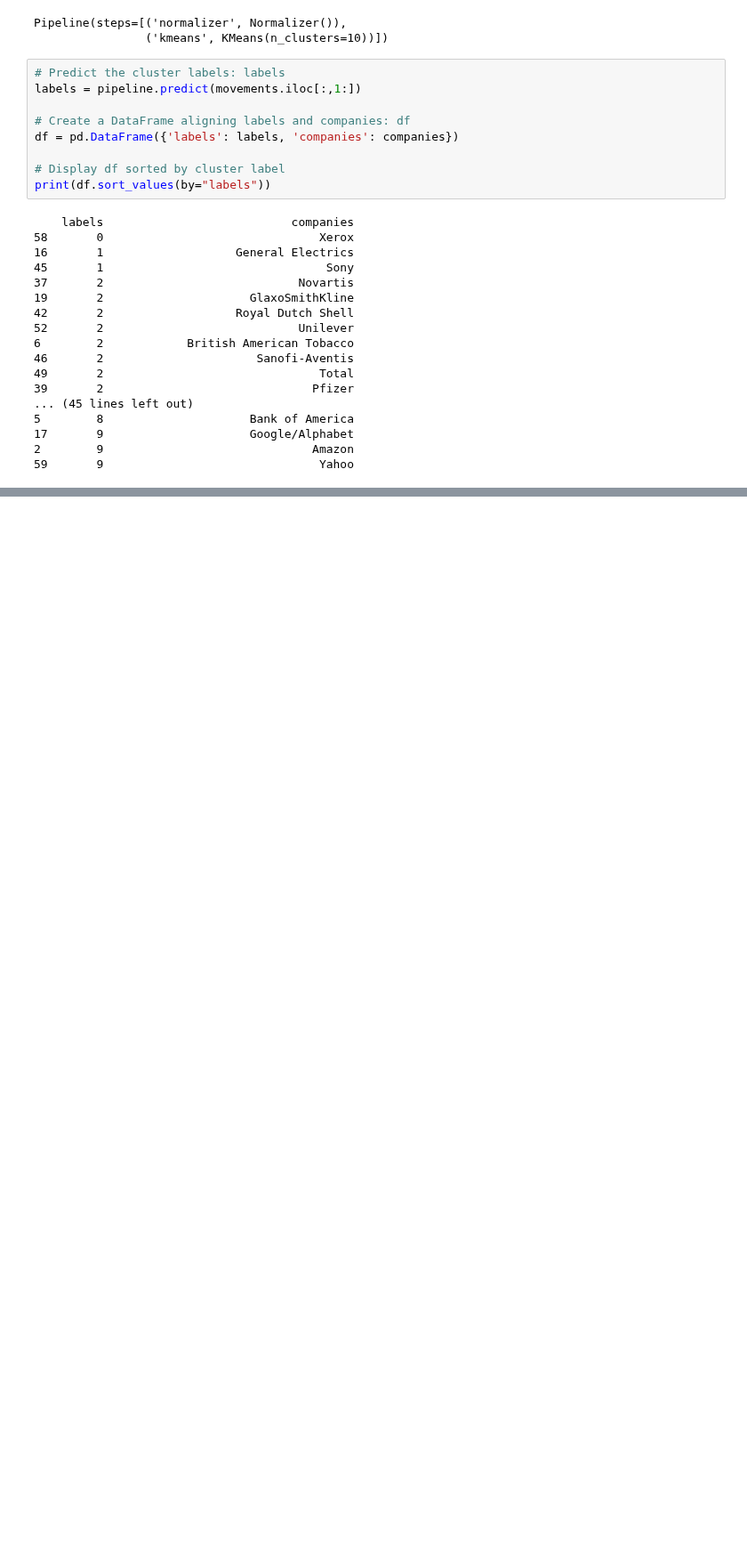
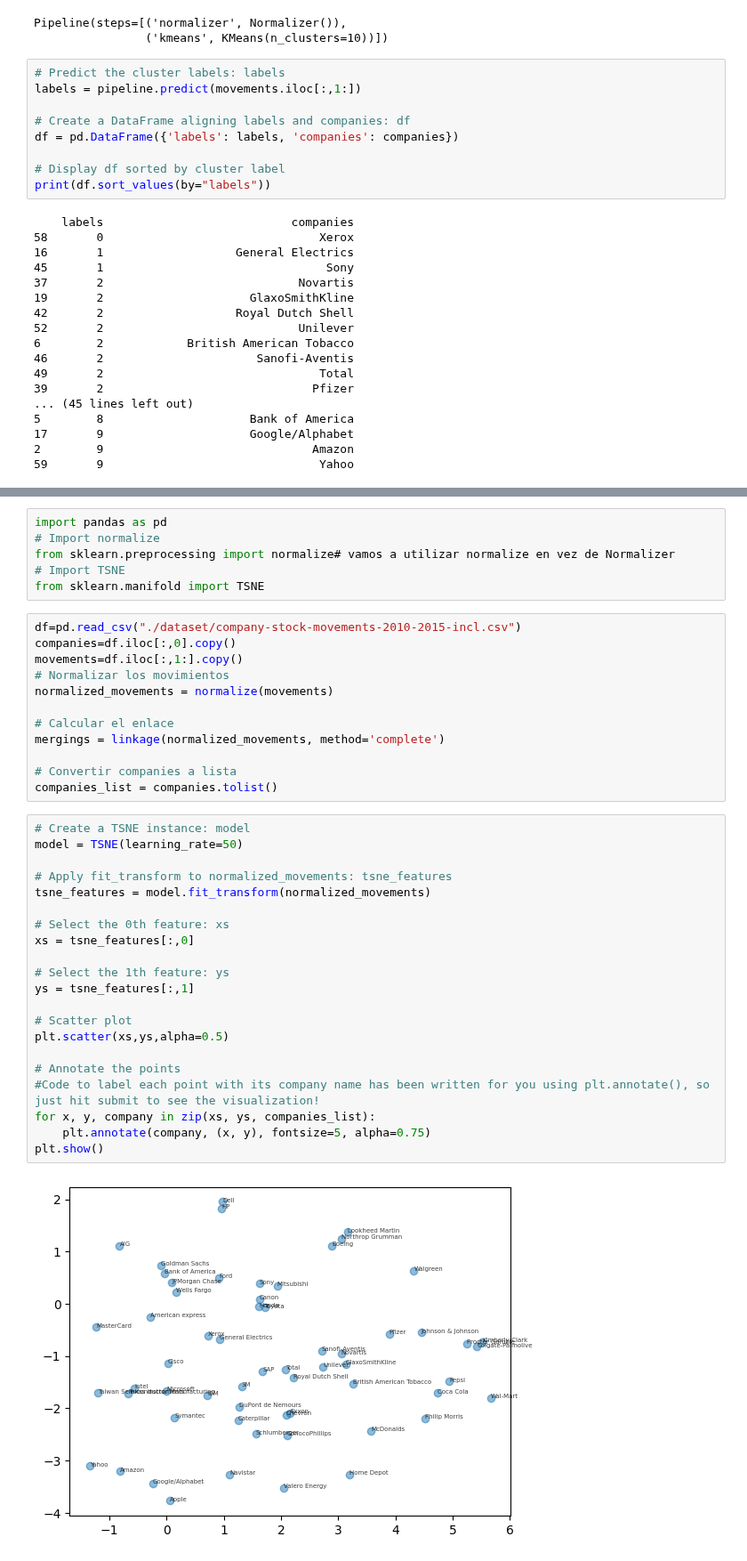
Before and after one commit to kesant/machine-learning-projects, a Jupyter notebook: Unsupervised learning/unsupervised_learning.ipynb, the cells around one changed output, grey strips where cells are left out. Shown at 89% size. Saved outputs shown, nothing was run; the diff lists cells and outputs as text; blank space fills up the shorter version.

```diff
--- a/Unsupervised learning/unsupervised_learning.ipynb
+++ b/Unsupervised learning/unsupervised_learning.ipynb
@@ -277,0 +455,41 @@ print(df.sort_values(by="labels"))
+# %%
+import pandas as pd
+# Import normalize
+from sklearn.preprocessing import normalize# vamos a utilizar normalize en vez de Normalizer
+# Import TSNE
+from sklearn.manifold import TSNE
+# %%
+df=pd.read_csv("./dataset/company-stock-movements-2010-2015-incl.csv")
+companies=df.iloc[:,0].copy()
+movements=df.iloc[:,1:].copy()
+# Normalizar los movimientos
+normalized_movements = normalize(movements)
+
+# Calcular el enlace
+mergings = linkage(normalized_movements, method='complete')
+
+# Convertir companies a lista
+companies_list = companies.tolist()
+# %%
+# Create a TSNE instance: model
+model = TSNE(learning_rate=50)
+
+# Apply fit_transform to normalized_movements: tsne_features
+tsne_features = model.fit_transform(normalized_movements)
+
+# Select the 0th feature: xs
+xs = tsne_features[:,0]
+
+# Select the 1th feature: ys
+ys = tsne_features[:,1]
+
+# Scatter plot
+plt.scatter(xs,ys,alpha=0.5)
+
+# Annotate the points
+#Code to label each point with its company name has been written for you using plt.annotate(), so just hit submit to see the visualization!
+for x, y, company in zip(xs, ys, companies_list):
+    plt.annotate(company, (x, y), fontsize=5, alpha=0.75)
+plt.show()
+# %% [output]
+[figure, added]
```
Also changed, not shown: parts of 29 cells of this notebook.
